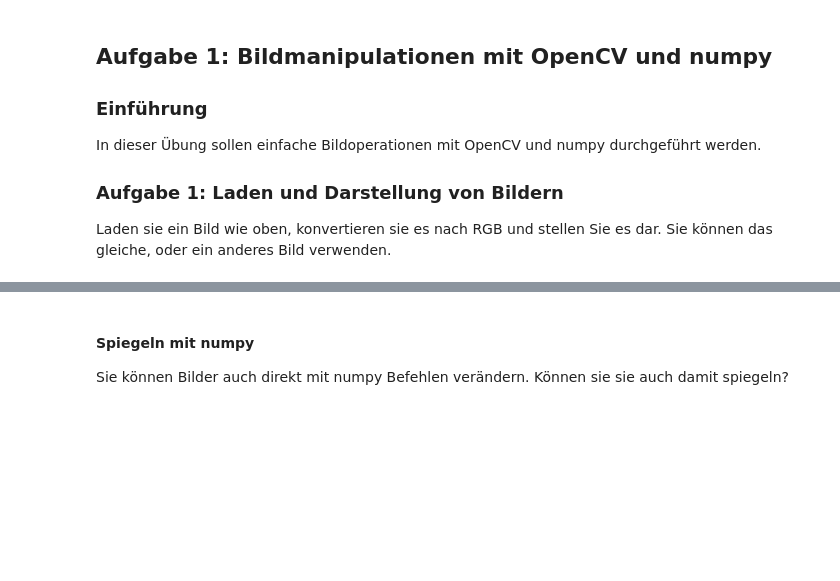
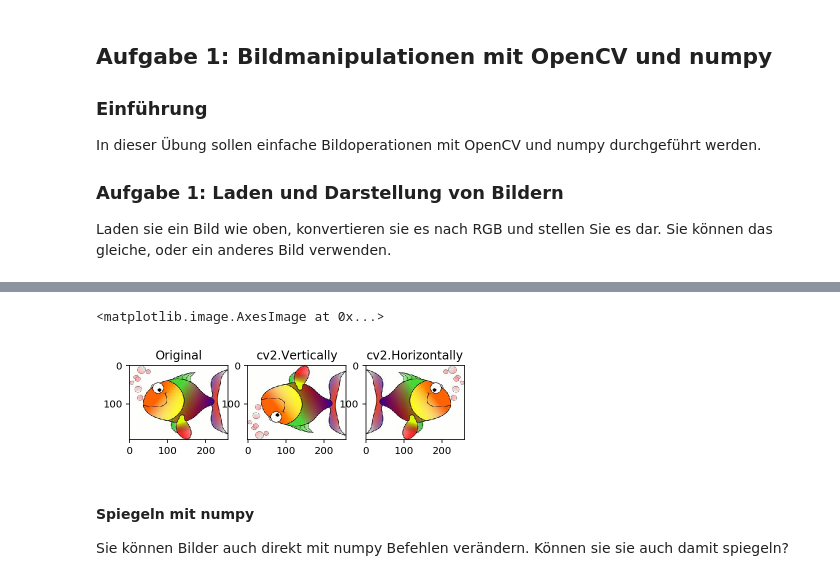
Before and after one commit to tschibu/hslu-ipcv-exercises, a Jupyter notebook: exercise01/uebung1.ipynb, the cells around one changed output, grey strips where cells are left out. Cells and saved outputs as stored; diff of their text form; code cells hidden in the pictures; blank space fills up the shorter version.

```diff
--- a/exercise01/uebung1.ipynb
+++ b/exercise01/uebung1.ipynb
@@ -112,10 +139,21 @@ Spiegeln sie das Bild an der vertikalen und horizontalen Achse unter Benutzung v
 # %%
-image_mirror_vert = ...
-image_mirror_hor = ...
-plt.subplot(1, 2, 1)
+image_mirror_vert = cv2.flip(image_rgb, 0)
+image_mirror_hor = cv2.flip(image_rgb, +1)
+
+plt.subplot(1, 3, 1)
+plt.title("Original")
+plt.imshow(image_rgb)
+
+plt.subplot(1, 3, 2)
+plt.title("cv2.Vertically")
 plt.imshow(image_mirror_vert)
-plt.subplot(1, 2, 2)
+
+plt.subplot(1, 3, 3)
+plt.title("cv2.Horizontally")
 plt.imshow(image_mirror_hor)
+# %% [output]
+<matplotlib.image.AxesImage at 0x...>
+[figure, added]
 # %% [markdown]
 #### Spiegeln mit numpy
 
```
Also changed, not shown: parts of 41 cells of this notebook, 3 other files.
